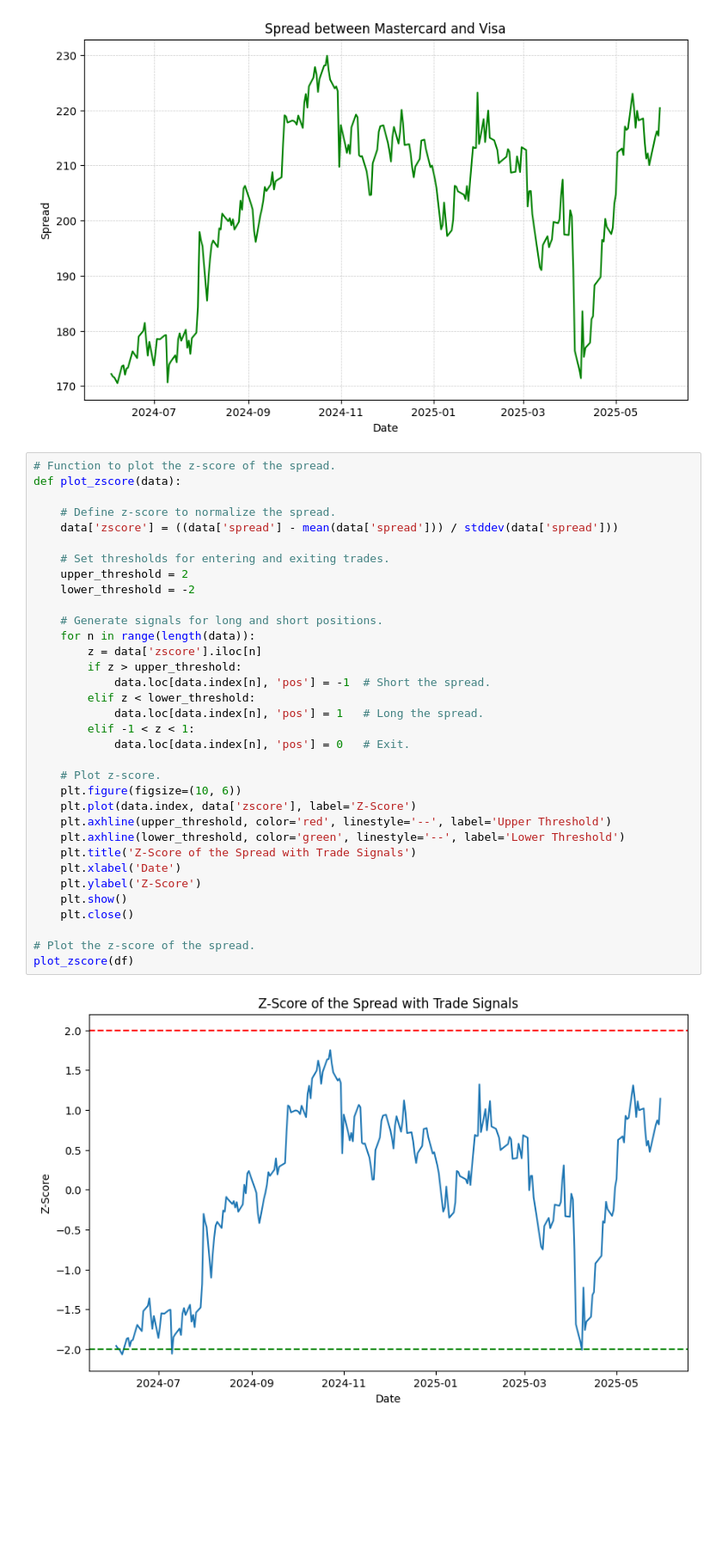
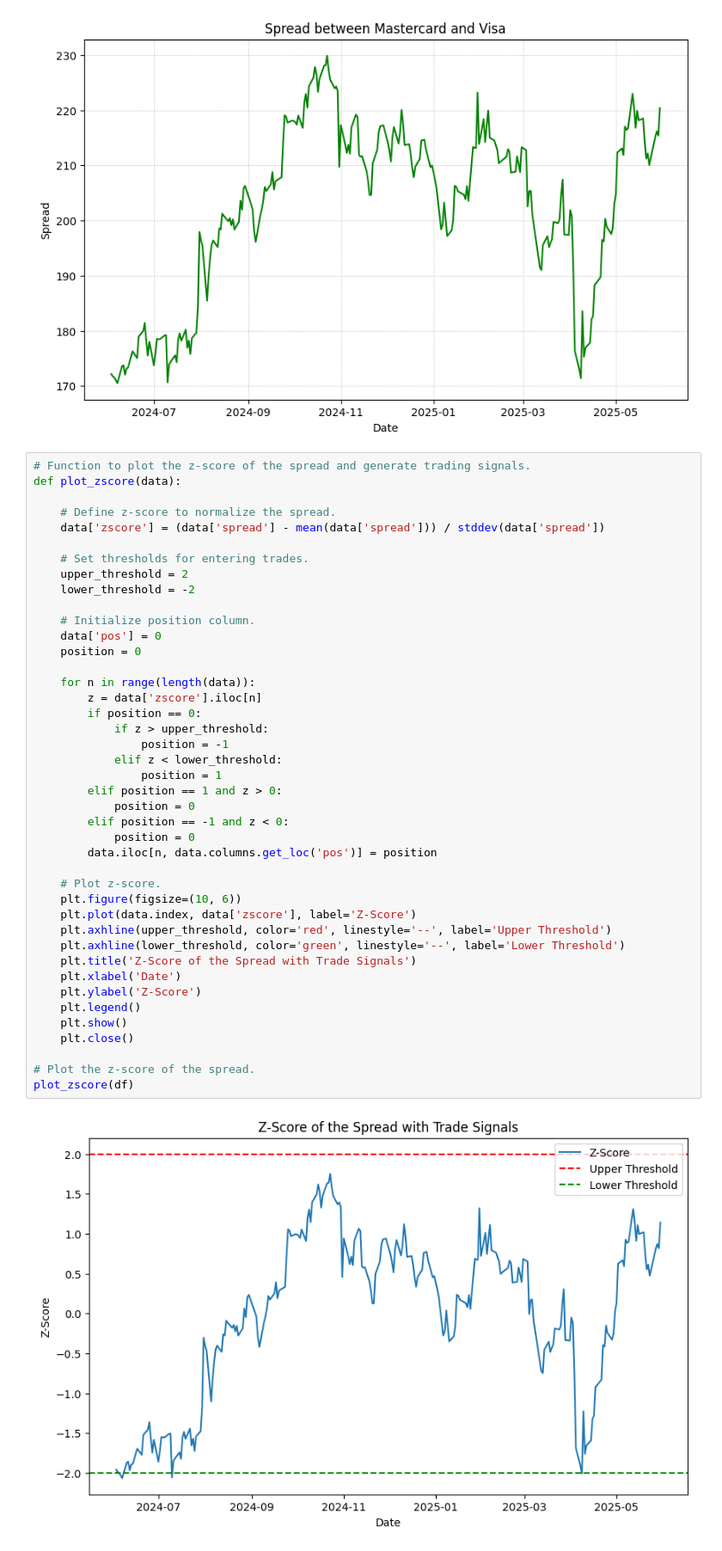
Before and after one commit to jay-gleeson/fintech-pairs-csuf, a Jupyter notebook: archive/pairs_trading.ipynb, the cells around one changed output. Shown: that part at 86% size. Drawn from its saved outputs; the diff is of its cells as text; blank space fills up the shorter version.

```diff
--- a/archive/pairs_trading.ipynb
+++ b/archive/pairs_trading.ipynb
@@ -572,41 +606,49 @@ plot_spread(df, pair)
 # %% [output]
 [figure]
 # %%
-# Function to plot the z-score of the spread.
+# Function to plot the z-score of the spread and generate trading signals.
 def plot_zscore(data):
 
     # Define z-score to normalize the spread.
-    data['zscore'] = ((data['spread'] - mean(data['spread'])) / stddev(data['spread']))
+    data['zscore'] = (data['spread'] - mean(data['spread'])) / stddev(data['spread'])
 
-    # Set thresholds for entering and exiting trades.
+    # Set thresholds for entering trades.
     upper_threshold = 2
     lower_threshold = -2
 
-    # Generate signals for long and short positions.
+    # Initialize position column.
+    data['pos'] = 0
+    position = 0
+
     for n in range(length(data)):
         z = data['zscore'].iloc[n]
-        if z > upper_threshold:
-            data.loc[data.index[n], 'pos'] = -1  # Short the spread.
-        elif z < lower_threshold:
-            data.loc[data.index[n], 'pos'] = 1   # Long the spread.
-        elif -1 < z < 1:
-            data.loc[data.index[n], 'pos'] = 0   # Exit.
+        if position == 0:
+            if z > upper_threshold:
+                position = -1
+            elif z < lower_threshold:
+                position = 1
+        elif position == 1 and z > 0:
+            position = 0
+        elif position == -1 and z < 0:
+            position = 0
+        data.iloc[n, data.columns.get_loc('pos')] = position
 
     # Plot z-score.
     plt.figure(figsize=(10, 6))
     plt.plot(data.index, data['zscore'], label='Z-Score')
     plt.axhline(upper_threshold, color='red', linestyle='--', label='Upper Threshold')
     plt.axhline(lower_threshold, color='green', linestyle='--', label='Lower Threshold')
     plt.title('Z-Score of the Spread with Trade Signals')
     plt.xlabel('Date')
     plt.ylabel('Z-Score')
+    plt.legend()
     plt.show()
     plt.close()
 
 # Plot the z-score of the spread.
 plot_zscore(df)
 # %% [output]
-[figure, old version]
+[figure, new version]
 # %%
 # Function to plot the cumulative returns of the pairs trading strategy.
 def plot_cumulative_returns(data, pair):
```
Also changed, not shown: parts of 12 cells of this notebook.
